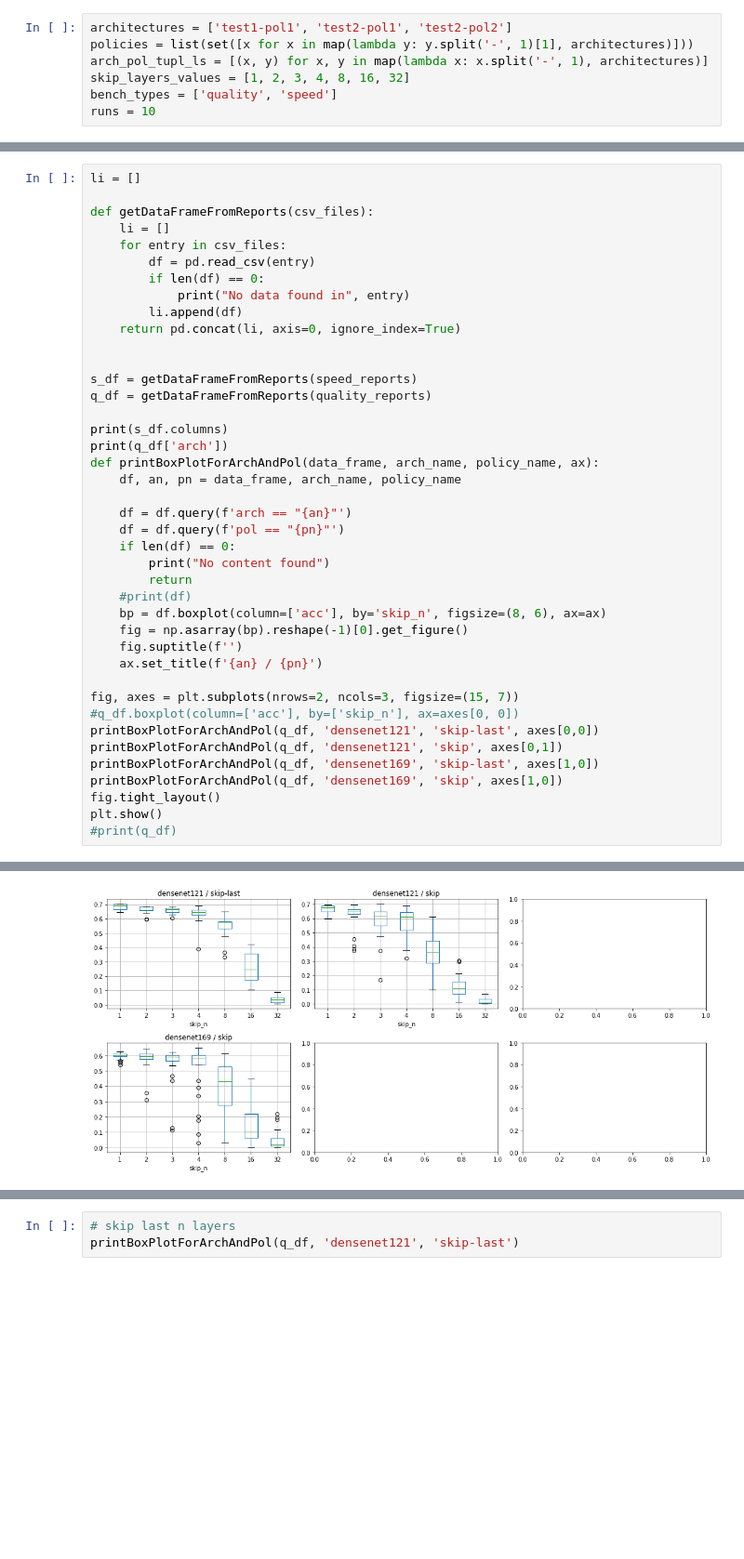
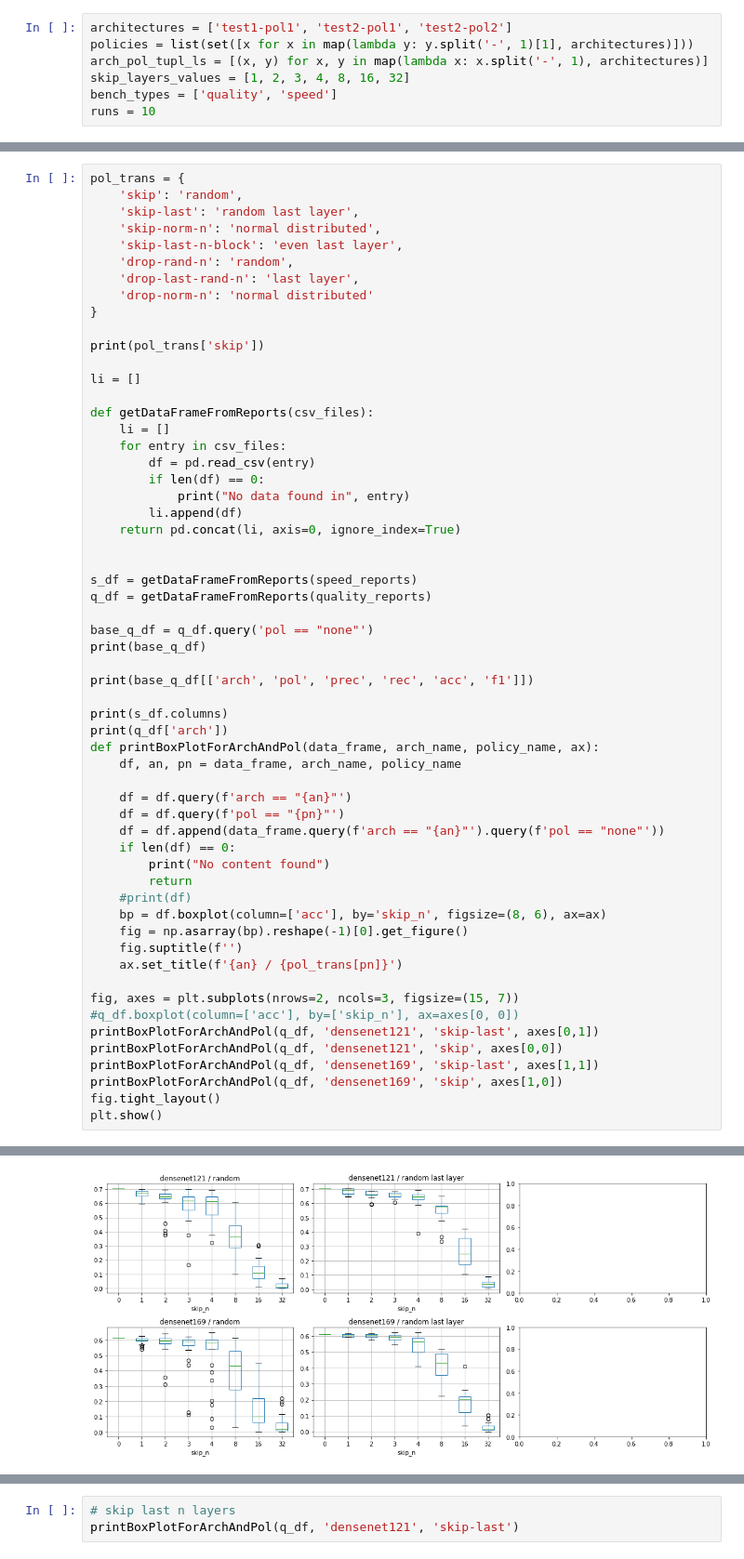
Before and after one commit to a-luengen/anytimeDnn, a Jupyter notebook: reports/benchmark_data_test.ipynb, the cells around one changed output, grey strips where cells are left out. Shown at 93% size. Drawn from its saved outputs; the diff is of its cells as text; blank space fills up the shorter version.

Commit message:
Added speed benchmark reports. Implemented plotting of quality results.

```diff
--- a/reports/benchmark_data_test.ipynb
+++ b/reports/benchmark_data_test.ipynb
@@ -54,4 +53,16 @@ quality-densenet169-skip-run.csv
 # %%
+pol_trans = {
+    'skip': 'random',
+    'skip-last': 'random last layer',
+    'skip-norm-n': 'normal distributed',
+    'skip-last-n-block': 'even last layer',
+    'drop-rand-n': 'random',
+    'drop-last-rand-n': 'last layer',
+    'drop-norm-n': 'normal distributed'
+}
+
+print(pol_trans['skip'])
+
 li = []
 
 def getDataFrameFromReports(csv_files):
@@ -67,6 +78,11 @@ def getDataFrameFromReports(csv_files):
 s_df = getDataFrameFromReports(speed_reports)
 q_df = getDataFrameFromReports(quality_reports)
 
+base_q_df = q_df.query('pol == "none"')
+print(base_q_df)
+
+print(base_q_df[['arch', 'pol', 'prec', 'rec', 'acc', 'f1']])
+
 print(s_df.columns)
 print(q_df['arch'])
 def printBoxPlotForArchAndPol(data_frame, arch_name, policy_name, ax):
@@ -74,6 +90,7 @@ def printBoxPlotForArchAndPol(data_frame, arch_name, policy_name, ax):
 
     df = df.query(f'arch == "{an}"')
     df = df.query(f'pol == "{pn}"')
+    df = df.append(data_frame.query(f'arch == "{an}"').query(f'pol == "none"'))
     if len(df) == 0:
         print("No content found")
         return
@@ -81,15 +98,14 @@ def printBoxPlotForArchAndPol(data_frame, arch_name, policy_name, ax):
     bp = df.boxplot(column=['acc'], by='skip_n', figsize=(8, 6), ax=ax)
     fig = np.asarray(bp).reshape(-1)[0].get_figure()
     fig.suptitle(f'')
-    ax.set_title(f'{an} / {pn}')
+    ax.set_title(f'{an} / {pol_trans[pn]}')
 
 fig, axes = plt.subplots(nrows=2, ncols=3, figsize=(15, 7))
 #q_df.boxplot(column=['acc'], by=['skip_n'], ax=axes[0, 0])
-printBoxPlotForArchAndPol(q_df, 'densenet121', 'skip-last', axes[0,0])
-printBoxPlotForArchAndPol(q_df, 'densenet121', 'skip', axes[0,1])
-printBoxPlotForArchAndPol(q_df, 'densenet169', 'skip-last', axes[1,0])
+printBoxPlotForArchAndPol(q_df, 'densenet121', 'skip-last', axes[0,1])
+printBoxPlotForArchAndPol(q_df, 'densenet121', 'skip', axes[0,0])
+printBoxPlotForArchAndPol(q_df, 'densenet169', 'skip-last', axes[1,1])
 printBoxPlotForArchAndPol(q_df, 'densenet169', 'skip', axes[1,0])
 fig.tight_layout()
 plt.show()
-#print(q_df)
 # %% [output]
@@ -112 +129 @@ No content found
-[figure, old version]
+[figure, new version]
```
Also changed, not shown: parts of 5 cells of this notebook, 8 other files.
